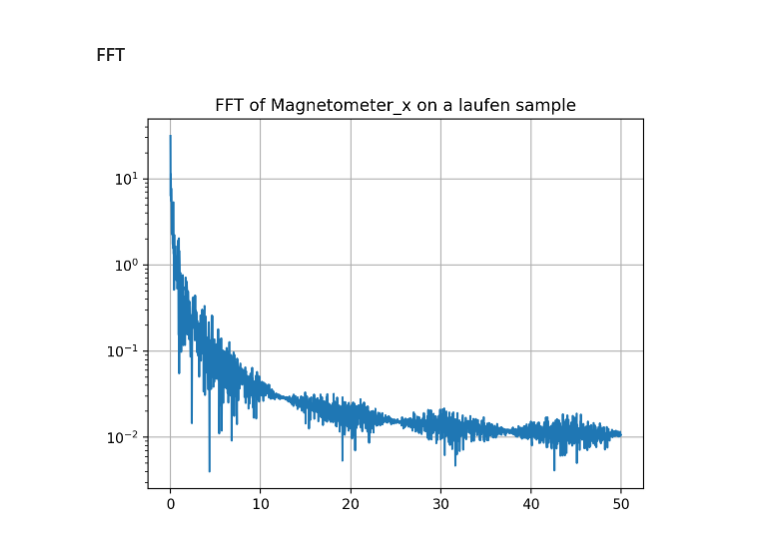
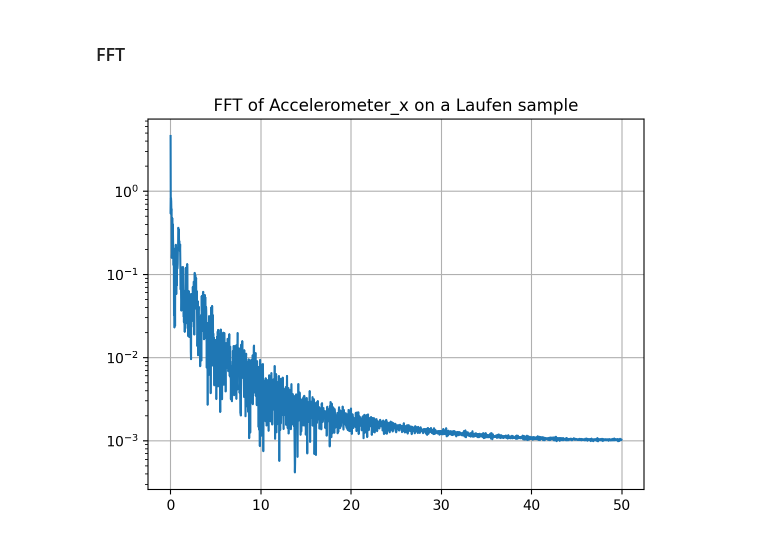
Before and after one commit to Sensor-Based-Activity-Recognition/explorative-data-analysis, a Jupyter notebook: eda_accelerometer.ipynb, the cells around one changed output. Cells and saved outputs as stored; diff of their text form; code cells hidden in the pictures.

Commit message:
fixed reference to magnetometer

```diff
--- a/eda_accelerometer.ipynb
+++ b/eda_accelerometer.ipynb
@@ -210,25 +210,25 @@ activities_call(activities, df_sample_accelerometer, plot_scatter)
 # %%
 from scipy.fft import fft, fftfreq
 import numpy as np
 
 # filter by first hash
 hash = df_laufen['hash'].unique()[0]
 df_hash = df_laufen[df_laufen['hash'] == hash]
 
-x = df_hash['Magnetometer_x'].values
+x = df_hash['Accelerometer_x'].values
 
 # sample spacing
 T = 1.0 / 100.0
 yf = fft(x)
 xf = fftfreq(x.size, T)[:x.size//2]
 
 plt.plot(xf, 2.0/x.size * np.abs(yf[0:x.size//2]))
 
-plt.title('FFT of Magnetometer_x on a Laufen sample')
+plt.title('FFT of Accelerometer_x on a Laufen sample')
 
 # y axis is log
 plt.yscale('log')
 plt.grid()
 plt.show()
 # %% [output]
-[figure, old version]
+[figure, new version]
```
